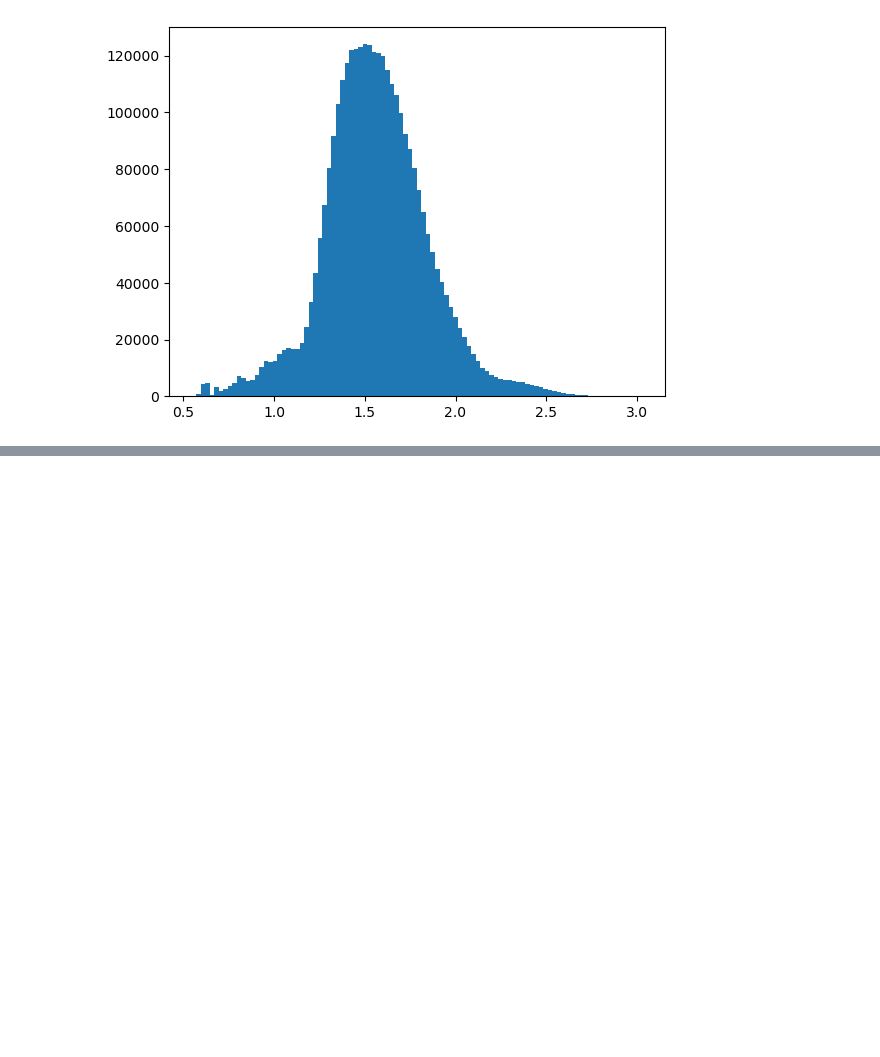
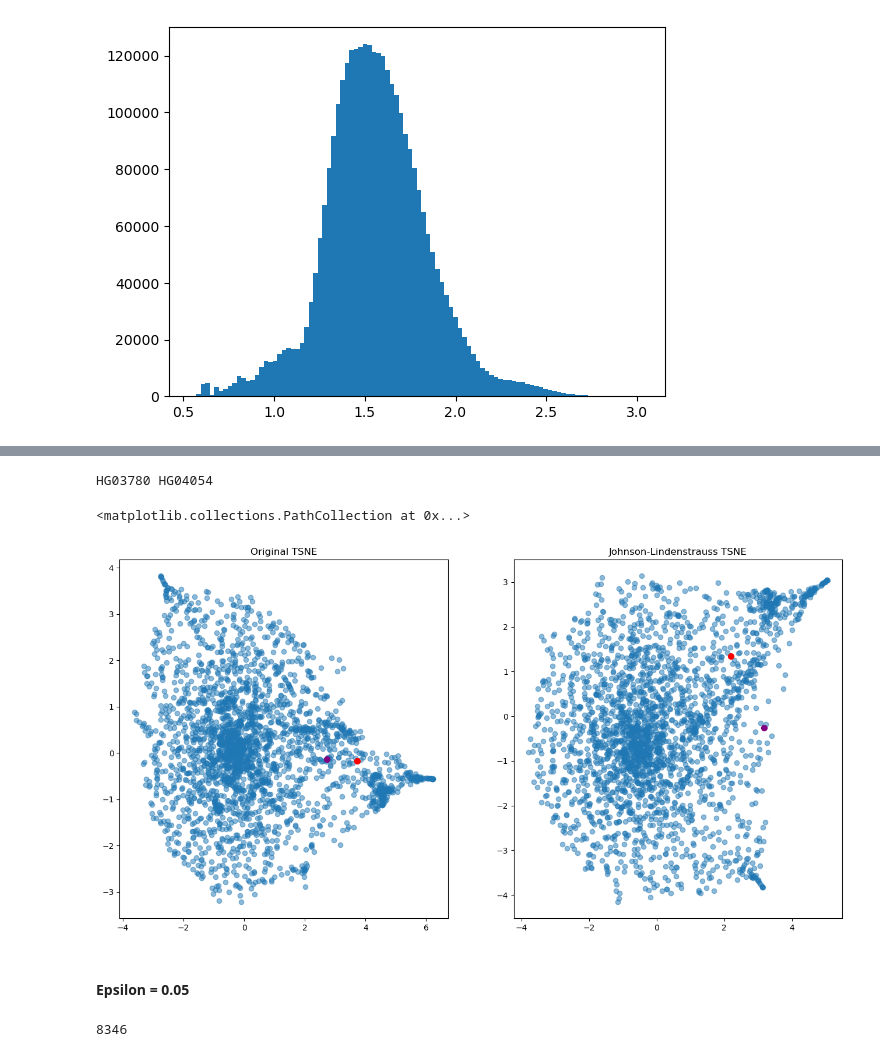
Before and after one commit to jakekrol/csci-7000-006-neurosymbolic-nlp, a Jupyter notebook: data.ipynb, the cells around one changed output, grey strips where cells are left out. Cells and saved outputs as stored; diff of their text form; code cells hidden in the pictures; blank space fills up the shorter version.

```diff
--- a/data.ipynb
+++ b/data.ipynb
@@ -471,0 +535,6 @@ df_kl_1kg.to_csv('/data/jake/csci_7000-final_project/1kg-g2g_kl.tsv', sep='\t',
+# %%
+jl_transformer = GaussianRandomProjection(n_components=k, random_state=0)
+df_vec_transformed = pd.DataFrame(jl_transformer.fit_transform(df_vec))
+print(df_vec_transformed.shape)
+df_vec_transformed.index = df_vec.index
+df_vec_transformed.head()
@@ -471,0 +550,52 @@ df_kl_1kg.to_csv('/data/jake/csci_7000-final_project/1kg-g2g_kl.tsv', sep='\t',
+# %%
+samples2 = df_vec.sample(2, random_state=0).index.tolist()
+i1 = samples2[0]
+i2 = samples2[1]
+print(i1, i2)
+# %% [output]
+HG03780 HG04054
+# %%
+tsne_original = TSNE(n_components=2, random_state=0)
+df_tsne_original = pd.DataFrame(tsne_original.fit_transform(df_vec))
+df_tsne_original.index = df_vec.index
+
+tsne_jl = TSNE(n_components=2, random_state=0)
+df_tsne_jl = pd.DataFrame(tsne_jl.fit_transform(df_vec_transformed))
+df_tsne_jl.index = df_vec.index
+# %%
+# plot original and jl tsne
+
+fig, axes = plt.subplots(1, 2, figsize=(16, 8))
+
+axes[0].scatter(df_tsne_original.iloc[:, 0], df_tsne_original.iloc[:,1], alpha=0.5)
+axes[0].set_title("Original TSNE")
+axes[0].scatter(df_tsne_original.loc[i1, 0], df_tsne_original.loc[i1, 1], color='red', s=50, label='Point 1')
+axes[0].scatter(df_tsne_original.loc[i2, 0], df_tsne_original.loc[i2, 1], color='purple', s=50, label='Point 2')
+# axes[0].annotate('Point 1', (df_tsne_original.loc[i1, 0], df_tsne_original.loc[i1, 1]),
+#                  textcoords="offset points", xytext=(0,10), ha='center', color='red')
+# axes[0].annotate('Point 2', (df_tsne_original.loc[i2, 0], df_tsne_original.loc[i2, 1]),
+#                  textcoords="offset points", xytext=(0,10), ha='center', color='purple')
+
+axes[1].scatter(df_tsne_jl.iloc[:, 0], df_tsne_jl.iloc[:,1], alpha=0.5)
+axes[1].set_title("Johnson-Lindenstrauss TSNE")
+axes[1].scatter(df_tsne_jl.loc[i1, 0], df_tsne_jl.loc[i1, 1], color='red', s=50, label='Point 1')
+axes[1].scatter(df_tsne_jl.loc[i2, 0], df_tsne_jl.loc[i2, 1], color='purple', s=50, label='Point 2')
+# axes[1].annotate('Point 1', (df_tsne_jl.loc[i1, 0], df_tsne_jl.loc[i1, 1]),
+#                  textcoords="offset points", xytext=(0,10), ha='center', color='red')
+# axes[1].annotate('Point 2', (df_tsne_jl.loc[i2, 0], df_tsne_jl.loc[i2, 1]),
+#                  textcoords="offset points", xytext=(0,10), ha='center', color='purple')
+# %% [output]
+<matplotlib.collections.PathCollection at 0x...>
+[figure, added]
+# %% [markdown]
+#### Epsilon = 0.05
+# %%
+# distortion threshold
+epsilon = 0.05
+# compute dimensionality
+# such that the distortion is less than epsilon
+n = 2500
+k = int(np.ceil(4 * np.log(n) / ((epsilon**2) / ((2 - (epsilon**3)) / 3))))
+k
+# %% [output]
+8346
```
Also changed, not shown: parts of 37 cells of this notebook, 2 other files.
